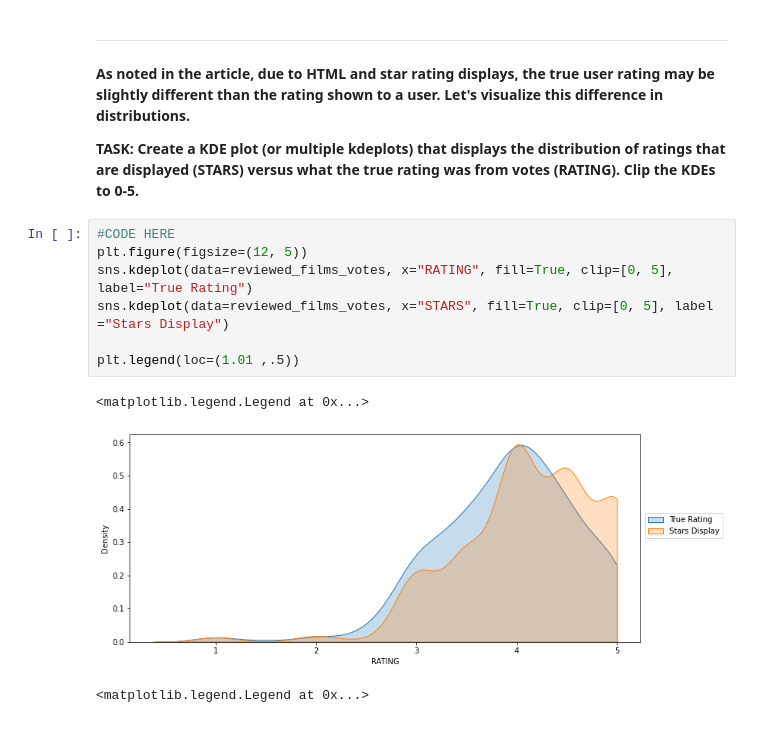
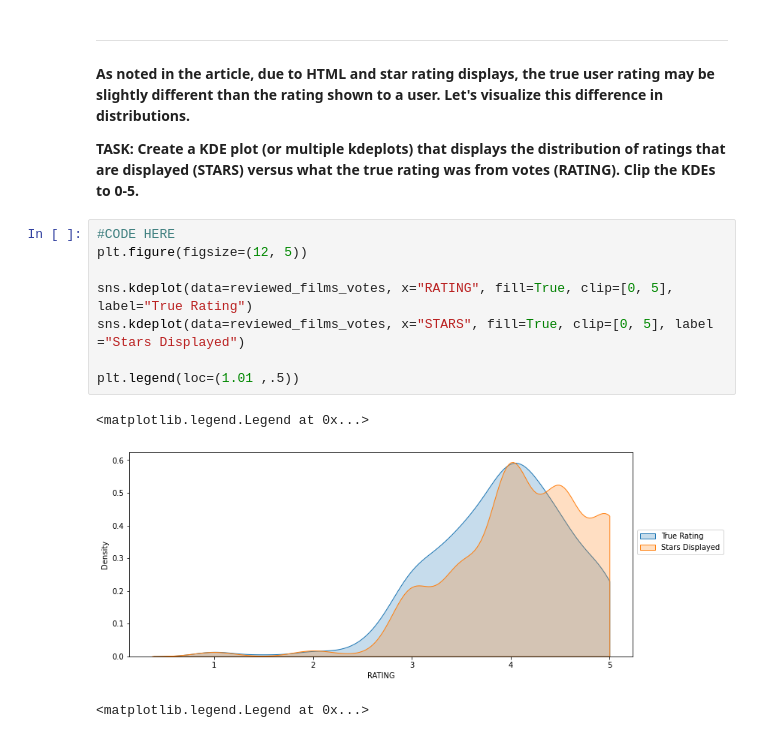
Before and after one commit to eneajorgji/Python_for_Machine_Learning_and_Data_Science, a Jupyter notebook: 06-Capstone-Project/00-Capstone-Project.ipynb, the cells around one changed output. Saved outputs shown, nothing was run; the diff lists cells and outputs as text.

```diff
--- a/06-Capstone-Project/00-Capstone-Project.ipynb
+++ b/06-Capstone-Project/00-Capstone-Project.ipynb
@@ -295,13 +311,14 @@ memory usage: 20.4+ KB
 # %%
 #CODE HERE
 plt.figure(figsize=(12, 5))
+
 sns.kdeplot(data=reviewed_films_votes, x="RATING", fill=True, clip=[0, 5], label="True Rating")
-sns.kdeplot(data=reviewed_films_votes, x="STARS", fill=True, clip=[0, 5], label ="Stars Display")
+sns.kdeplot(data=reviewed_films_votes, x="STARS", fill=True, clip=[0, 5], label ="Stars Displayed")
 
 plt.legend(loc=(1.01 ,.5))
 # %% [output]
 <matplotlib.legend.Legend at 0x...>
-[figure, old version]
+[figure, new version]
 # %%
 # %% [output]
 <matplotlib.legend.Legend at 0x...>
```
Also changed, not shown: parts of 58 cells of this notebook.
